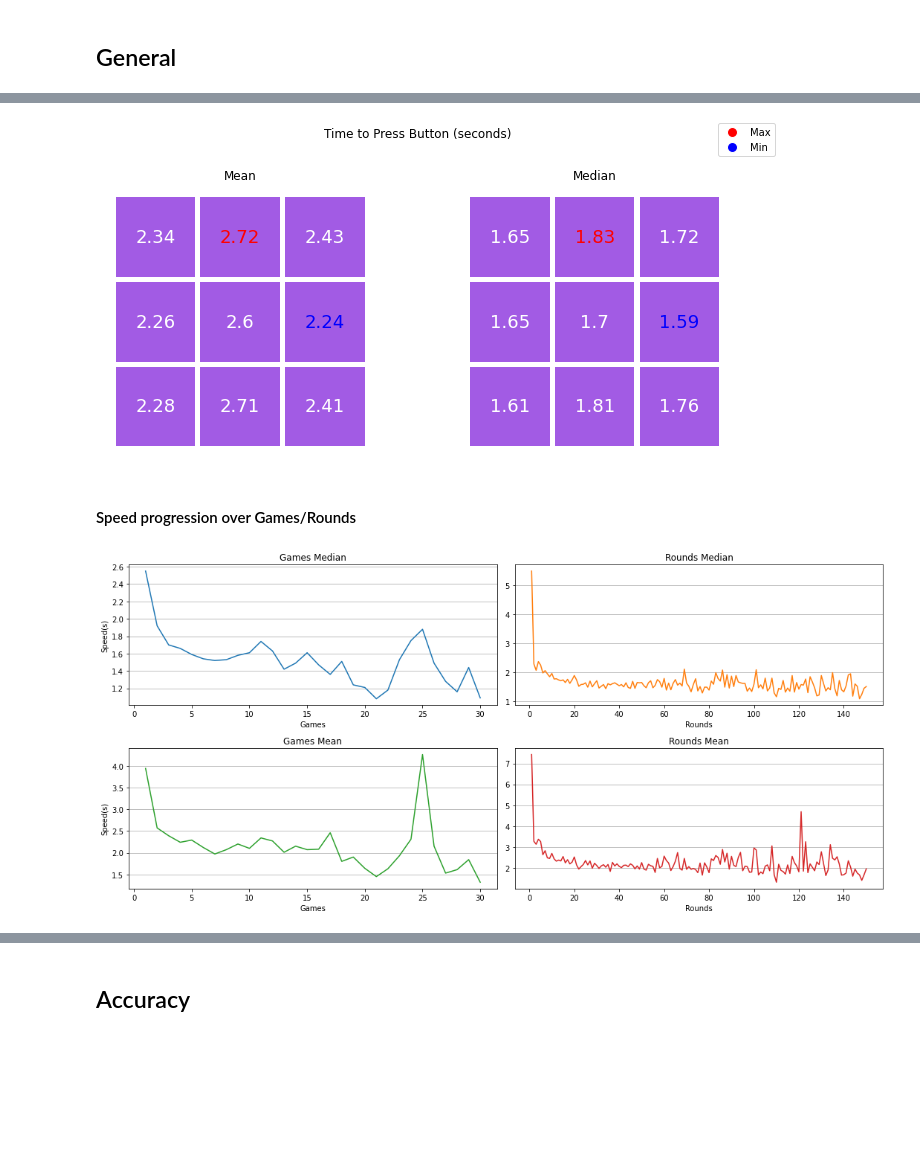
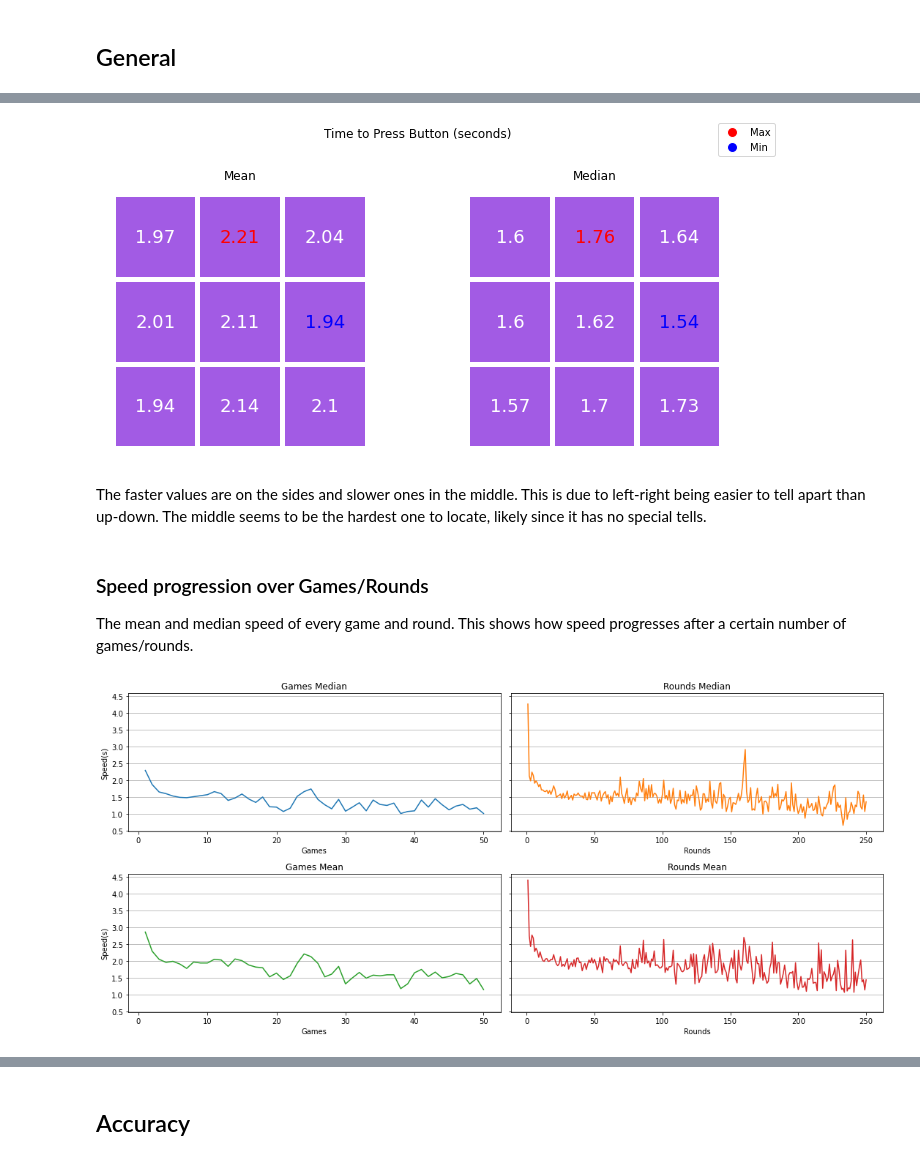
Before and after one commit to Alexander-Rodrigues/Deep-Guide-Demo-Statistics, a Jupyter notebook: notebook.ipynb, the cells around one changed output, grey strips where cells are left out. Saved outputs shown, nothing was run; the diff lists cells and outputs as text; code cells hidden in the pictures; blank space fills up the shorter version.

```diff
--- a/notebook.ipynb
+++ b/notebook.ipynb
@@ -181,7 +209,7 @@ def getScores(jsonStats, minGames = -1):
         if minGames<0:
             scores.append(playerScores)
         elif playerGames>=minGames:
-            scores.append(playerScores[0:minGames])
+            scores.append(playerScores[:minGames])
     return scores
 
 def getUnsortedRounds(jsonStats):
@@ -193,6 +221,13 @@ def getSortedByButton(jsonStats):
     for v in getUnsortedRounds(jsonStats):
         r[v['soundPlaying']].append(v)
     return r
+
+def getSortedByButton2(attribute):
+    r = [[] for i in range(9)]
+    for v in uRounds:
+        r[v[attribute]].append(v)
+    return r
+
 
 def getDetails(uRounds):
     users = []
@@ -210,7 +245,36 @@ def getDetails(uRounds):
             r[v['deviceType']] += 1
             users.append(v['name'])
 
+        r['players'] = len(users)
+
     return r
+
+def percentilePosition(lst, p):
+    #Janks at 1
+    copy = list(lst)
+
+    copy.sort()
+
+    target = p
+
+    l = len(copy)
+
+    pos = math.floor((l - 1) * target)
+
+    val = copy[pos]
+
+    first, last = -1, 0
+    for i,s in enumerate(copy):
+        if s == val:
+            if first < 0:
+                first = i
+            last = max(last, i)
+
+    extraBit = (pos-first)/(last-first)
+
+    coolVal = val + extraBit
+
+    return coolVal
 # %% [markdown]
 ## Math Functions <a class="anchor" id="math-functions"></a>
 # %%
@@ -324,7 +432,7 @@ def addButton(ax, size, x, y, text='text', color = '#A25BE4', textColor = 'white
             color=textColor, fontsize=18)
     ax.add_patch(rectangle)
 
-def addButtons(ax, size, values, title, margin=1, extra=True):
+def addButtons(ax, size, values, title, margin=1, extra=True, maxColor = 'red', minColor = 'blue'):
     if extra:
         P = values.index(max(values))
         p = values.index(min(values))
@@ -335,40 +443,44 @@ def addButtons(ax, size, values, title, margin=1, extra=True):
         for j in range(3):
             x += margin
             pos = i*3+j
-            c = 'red' if pos == P else 'blue' if pos == p else 'white'
+            c = maxColor if pos == P else minColor if pos == p else 'white'
             addButton(ax, size, x, y, text=values[pos], textColor = c)
             x += size
         x = 0
         y += size
     ax.axis('off')
     ax.axis('scaled')
     ax.set_title(title)
 
 
-speedPerButton = list(map(lambda x: list(map(lambda y: y['elapsed'], x)),getSortedByButton(jsonStats)))
+speedPerButton = list(map(lambda x: list(map(lambda y: y['elapsed'], x)),getSortedByButton2('soundPlaying')))
 
 (buttonSpeedMean,buttonSpeedMedian) = doubleR(speedPerButton, dec = 2)
 
 fig, axs = plt.subplots(1, 2)
 
 addButtons(axs[0], 3, buttonSpeedMean, title='Mean', margin=0.2)
 addButtons(axs[1], 3, buttonSpeedMedian, title='Median',  margin=0.2)
 
 fig.set_figwidth(10)
 fig.set_figheight(5)
 fig.tight_layout(rect=[0, 0.03, 1, 0.87])
 fig.suptitle('Time to Press Button (seconds)')
 
 legend_elements = [Line2D([0], [0], marker='o', color='w', label='Max',markerfacecolor='r', markersize=10),
                    Line2D([0], [0], marker='o', color='w', label='Min',markerfacecolor='b', markersize=10),
                 ]
 
 fig.legend(handles=legend_elements, fontsize=10)
 
 plt.show()
 # %% [output]
-[figure, old version]
+[figure, new version]
-# %% [markdown]
-#### Speed progression over Games/Rounds
+# %% [markdown]
+The faster values are on the sides and slower ones in the middle. This is due to left-right being easier to tell apart than up-down. The middle seems to be the hardest one to locate, likely since it has no special tells.
+# %% [markdown]
+### Speed progression over Games/Rounds
+
+The mean and median speed of every game and round. This shows how speed progresses after a certain number of games/rounds.
 # %%
 def getAnyProgression(roundLimit, gameLimit, attribute):
@@ -417,9 +524,9 @@ def getAnyProgression(roundLimit, gameLimit, attribute):
 
     return meanPerRound,medianPerRound,meanPerGame,medianPerGame
 # %%
-meanSpeedsRound,medianSpeedsRound,meanSpeedsGame,medianSpeedsGame = getAnyProgression(150,30,'elapsed')
+meanSpeedsRound,medianSpeedsRound,meanSpeedsGame,medianSpeedsGame = getAnyProgression(250,50,'elapsed')
 
-fig, axs = plt.subplots(2, 2)
+fig, axs = plt.subplots(2, 2, sharey=True)
 
 for ax in axs.flat[::2]: ax.set(xlabel='Games', ylabel='Speed(s)')
 for ax in axs.flat[1::2]: ax.set(xlabel='Rounds')
@@ -437,4 +544,4 @@ fig.set_figwidth(15)
 fig.set_figheight(7)
 fig.tight_layout()
 # %% [output]
-[figure, old version]
+[figure, new version]
```
Also changed, not shown: parts of 67 cells of this notebook.
